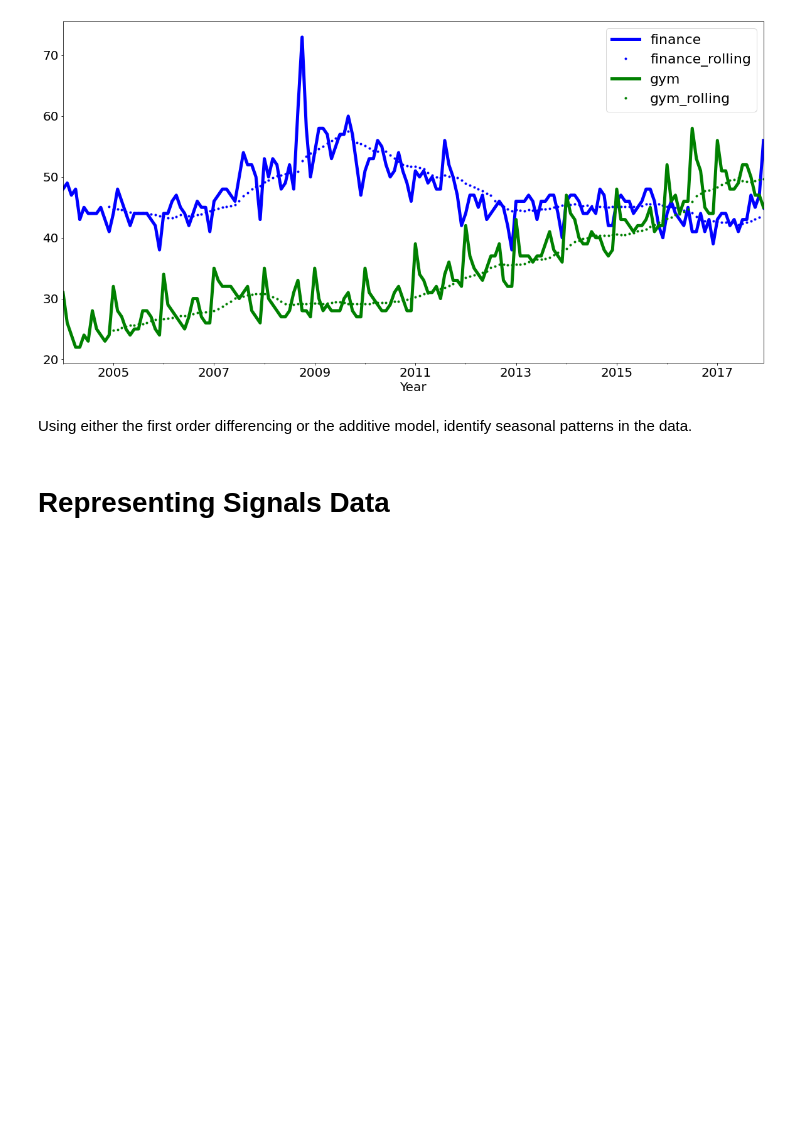
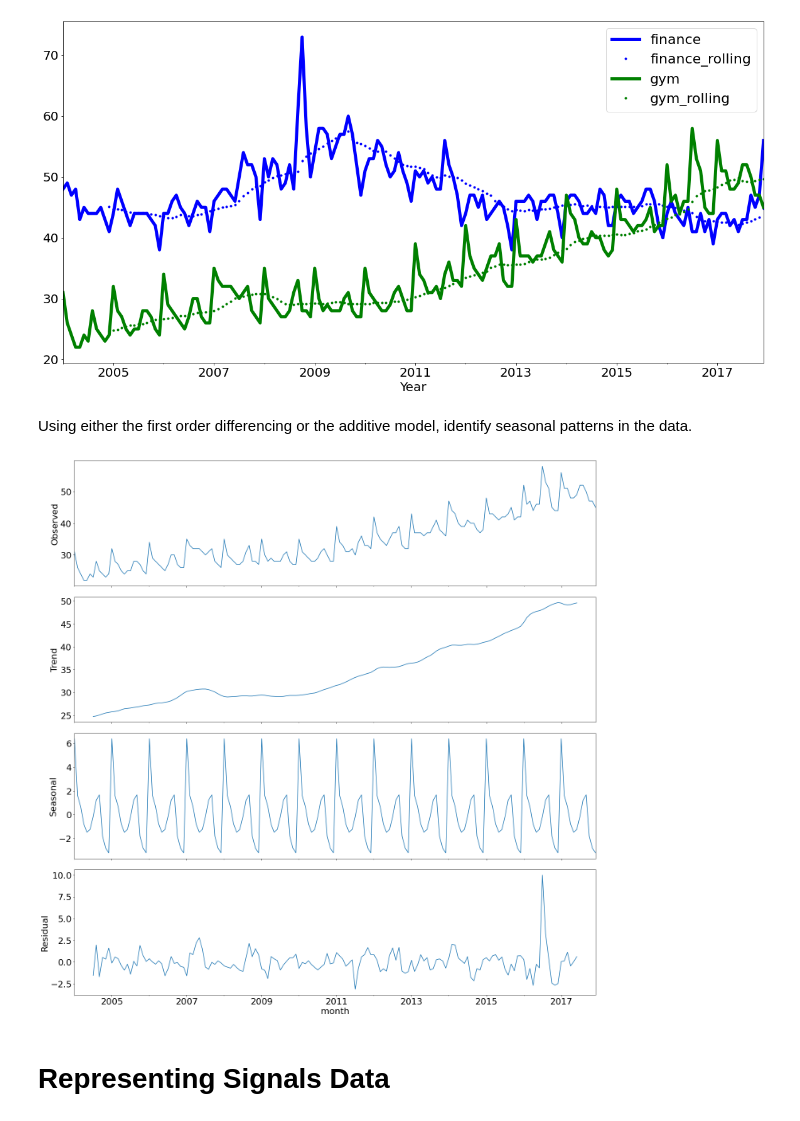
Before and after one commit to Pizzawookiee/Week2_Public, a Jupyter notebook: Notebooks/01_TimeSeries/TimeSeries_Exercises.ipynb, the cells around one changed output. Drawn from its saved outputs; the diff is of its cells as text; code cells hidden in the pictures; blank space fills up the shorter version.

```diff
--- a/Notebooks/01_TimeSeries/TimeSeries_Exercises.ipynb
+++ b/Notebooks/01_TimeSeries/TimeSeries_Exercises.ipynb
@@ -92,3 +90,10 @@ Using either the first order differencing or the additive model, identify season
+# %%
+import statsmodels.api as sm
+decomp = sm.tsa.seasonal_decompose(df['gym'], model = "additive")
+matplotlib.rcParams['figure.figsize'] = [20.0, 20.0]
+fig = decomp.plot()
+# %% [output]
+[figure, added]
 # %% [markdown]
 # Representing Signals Data
 # %% [markdown]
```
Also changed, not shown: parts of 9 cells of this notebook.
